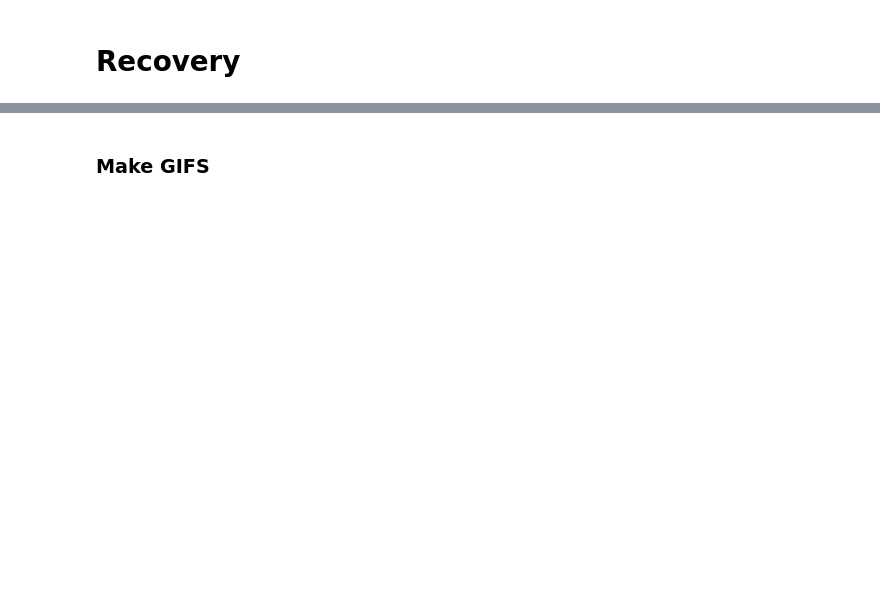
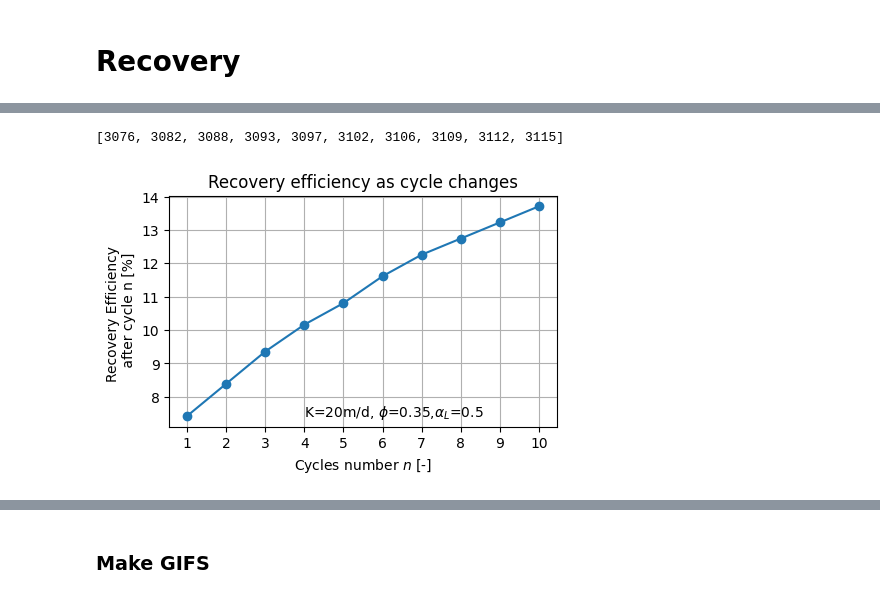
Before and after one commit to Daafip/design-ASR-CEGM2006, a Jupyter notebook: Model/1. basic_model_buoy_ml.ipynb, the cells around one changed output, grey strips where cells are left out. Saved outputs shown, nothing was run; the diff lists cells and outputs as text; code cells hidden in the pictures; blank space fills up the shorter version.

Commit message:
prepare script alphaL
varies value of aplhaL for constant K, npor

```diff
--- a/Model/1. basic_model_buoy_ml.ipynb
+++ b/Model/1. basic_model_buoy_ml.ipynb
@@ -503,0 +521,4 @@ rec_eff_lst
+# %%
+time_break_lst
+# %% [output]
+[3076, 3082, 3088, 3093, 3097, 3102, 3106, 3109, 3112, 3115]
@@ -504,19 +529,22 @@ rec_eff_lst
 # %%
 fname = r"figures/recovery_eff_cycles.png"
 if run:
     cycle_n_arr = np.array(cycle_n) + 1
     plt.plot(cycle_n_arr,rec_eff_lst,marker="o")
     plt.ylabel("Recovery Efficiency \n after cycle n [%]")
     plt.xlabel(r"Cycles number $n$ [-]")
     plt.title(r"Recovery efficiency as cycle changes")
     plt.xticks(ticks=cycle_n_arr)
+    plt.annotate(fr'K={k}m/d, $\phi$={npor},$\alpha_L$={alphaL}',(4,rec_eff_lst[0]))
     plt.grid()
     plt.savefig(fname)
 else:
     img = matplotlib.image.imread(fname)
     fig, ax = plt.subplots()
     ax.imshow(img)
     ax.axis("off")
+# %% [output]
+[figure, added]
 # %%
 fname = r"figures/recovery_Q_cycles.png"
 # run = True
```
Also changed, not shown: parts of 11 cells of this notebook, 3 other files.
